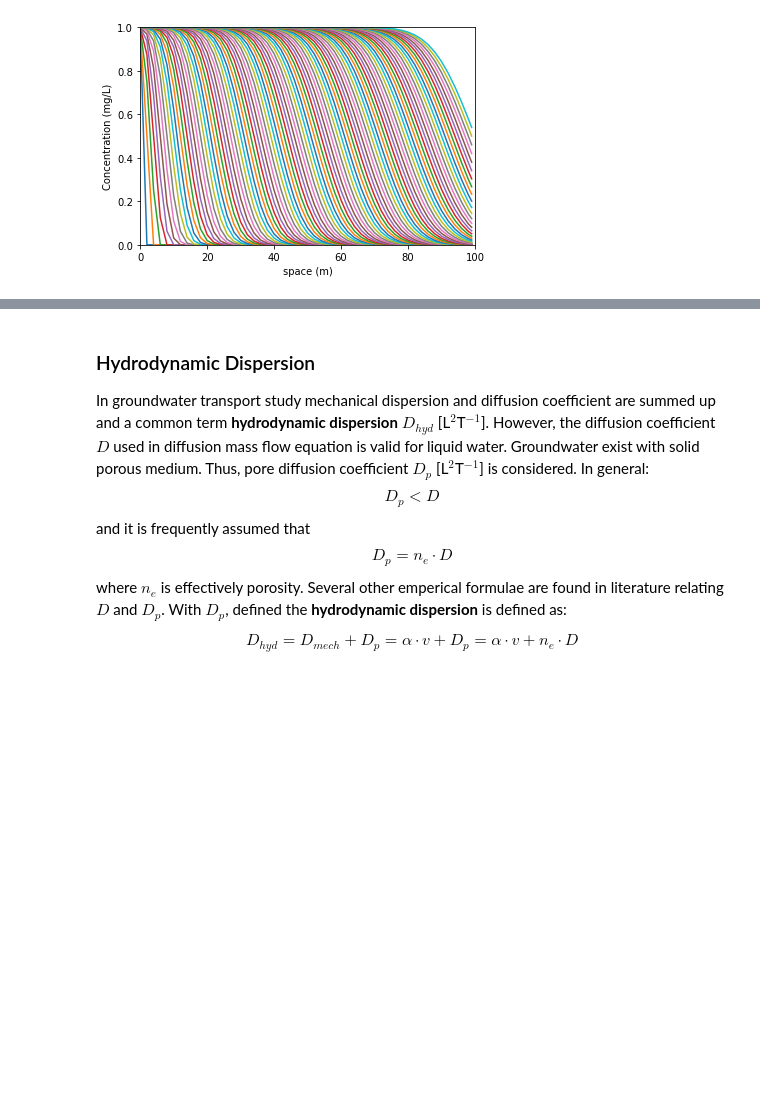
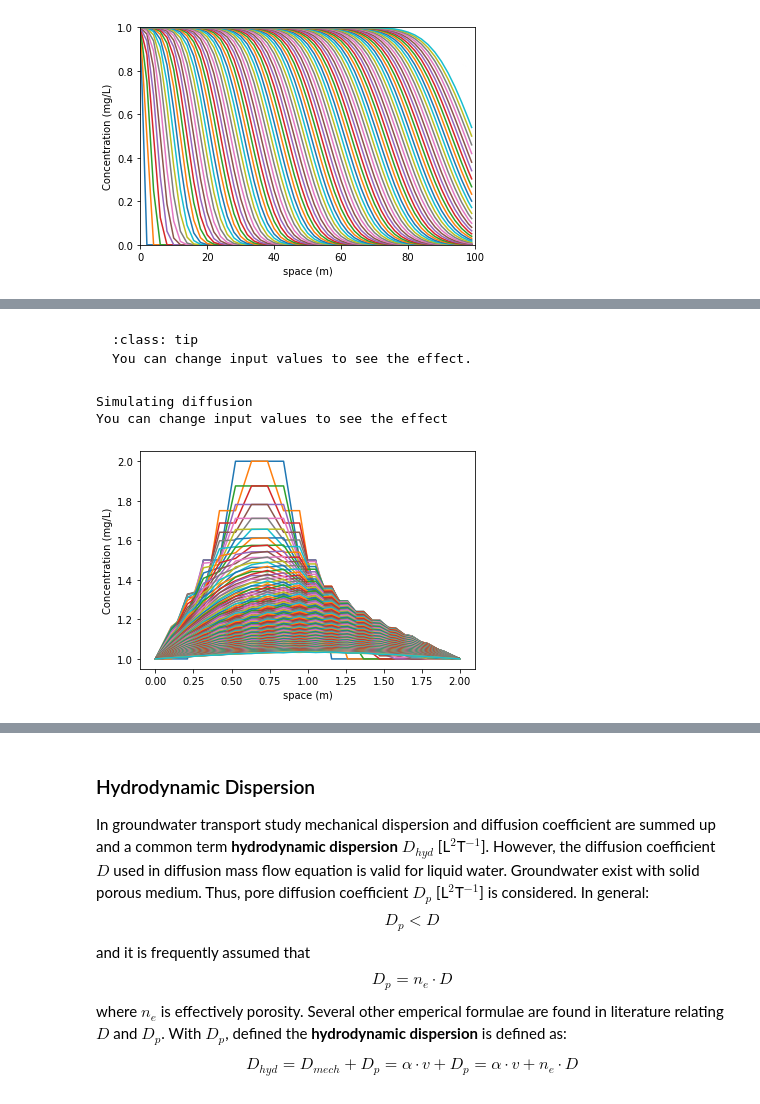
Before and after one commit to prabhasyadav/Groundwater-I, a Jupyter notebook: _sources/content/transport/21_1_adv_dis.ipynb, the cells around one changed output, grey strips where cells are left out. Saved outputs shown, nothing was run; the diff lists cells and outputs as text; code cells hidden in the pictures; blank space fills up the shorter version.

````diff
--- a/_sources/content/transport/21_1_adv_dis.ipynb
+++ b/_sources/content/transport/21_1_adv_dis.ipynb
@@ -241,0 +259,29 @@ You can change input values to see the effect
+# %% [markdown]
+```{admonition} Tip
+:class: tip
+You can change input values to see the effect.
+```
+# %%
+
+# Initial Conditions
+nx = 20
+dx = 2 / (nx - 1) # number of space compartment
+nt = 200    #the number of timesteps we want to calculate
+Neumann = 0.5 # [ ], Neumann number = D. Dt/Dx² -D= Delta
+
+u = np.ones(nx)      #a numpy array with nx elements all equal to 1.
+u[int(.5 / dx):int(1 / dx + 1)] = 2  #setting u = 2 between 0.5 and 1 as per our I.C.s
+
+# Calculation
+un = np.ones(nx) #our placeholder array, un, to advance the solution in time
+for n in range(nt):  #iterate through time
+    un = u.copy() ##copy the existing values of u into un
+    for i in range(1, nx - 1):
+        u[i] = un[i] + Neumann * (un[i+1] - 2 * un[i] + un[i-1])
+
+    plt.plot(np.linspace(0, 2, nx), u);
+    plt.xlabel("space (m)"); plt.ylabel("Concentration (mg/L)");
+# %% [output]
+Simulating diffusion
+You can change input values to see the effect
+[figure, added]
````
Also changed, not shown: parts of 22 cells of this notebook, 20 other files.
